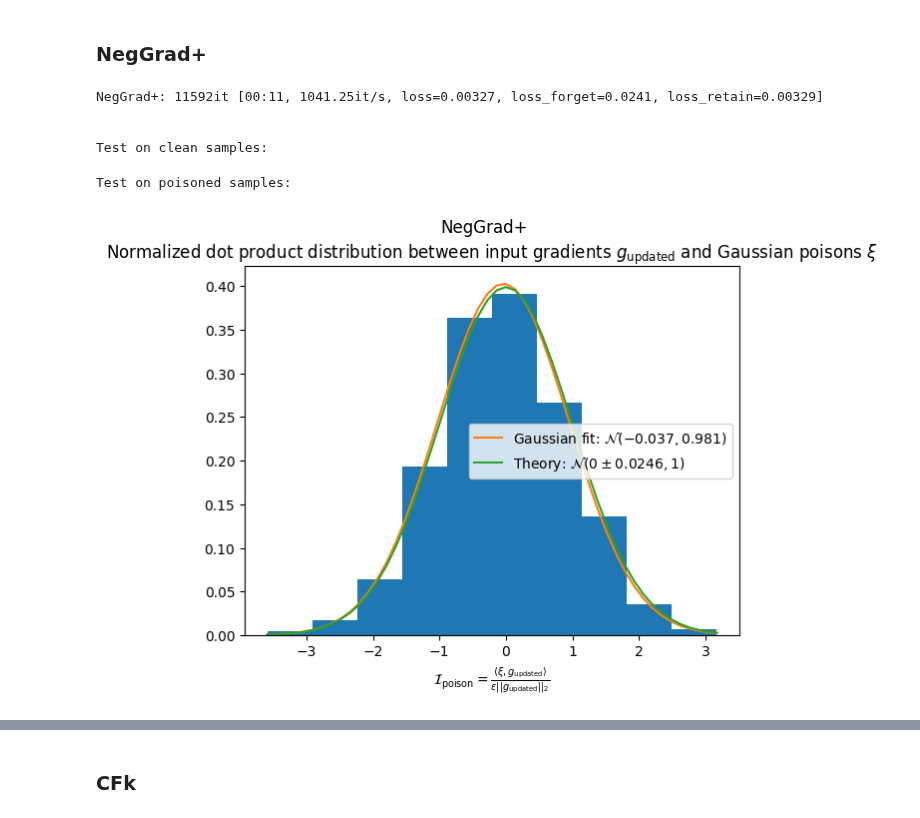
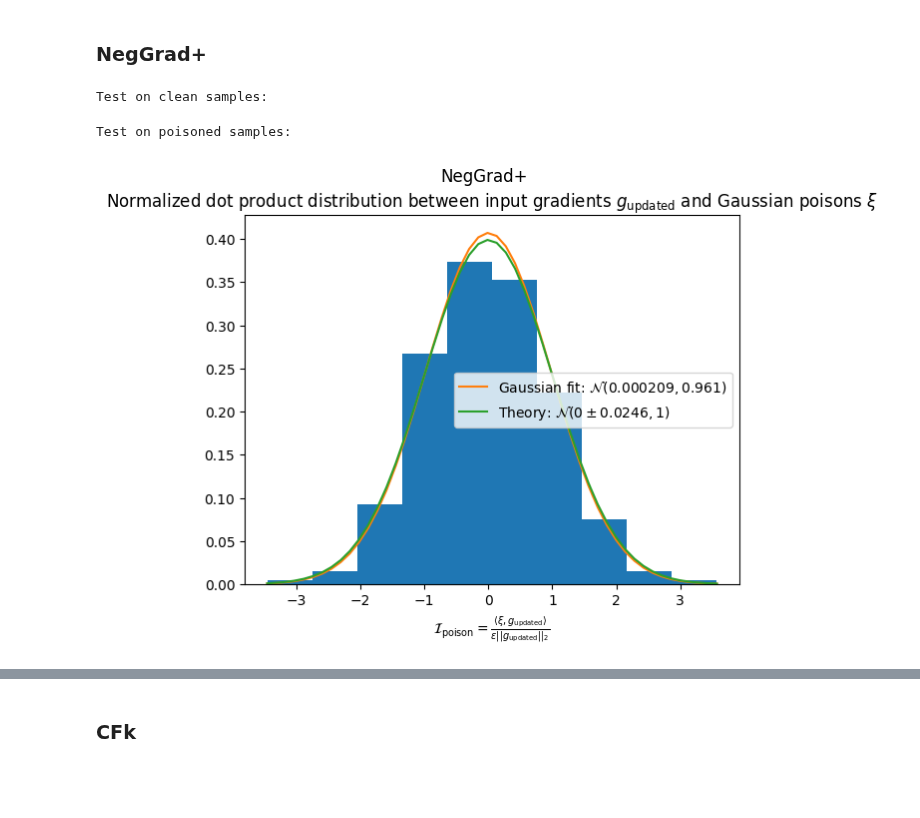
Before and after one commit to AI-Safety-X2023/playground, a Jupyter notebook: implementations/projects/poisoning/gaussian_poisoning.ipynb, the cells around one changed output, grey strips where cells are left out. Drawn from its saved outputs; the diff is of its cells as text; code cells hidden in the pictures; blank space fills up the shorter version.

```diff
--- a/implementations/projects/poisoning/gaussian_poisoning.ipynb
+++ b/implementations/projects/poisoning/gaussian_poisoning.ipynb
@@ -657,13 +658,10 @@ Gradient ascent completely fails to maintain a good overall performance. Seems l
 ### NegGrad+
 # %%
 unlearner = deepcopy(corrupted_model)
-opt_ngp = make_optimizer(unlearner, lr=0.3 * lr)
-neg_grad_plus(unlearner, clean_subset, poisoned_subset, loss_func, opt_ngp)
+opt_ngp = make_optimizer(unlearner, lr=lr)
+neg_grad_plus(unlearner, clean_loader, poisoned_loader, loss_func, opt_ngp, beta=0.995)
 display_post_unlearning_results(unlearner, algo_name='NegGrad+')
 # %% [output]
-NegGrad+: 11592it [00:11, 1041.25it/s, loss=0.00327, loss_forget=0.0241, loss_retain=0.00329]
-
-
 Test on clean samples:
 Test on poisoned samples:
-[figure, old version]
+[figure, new version]
```
Also changed, not shown: parts of 16 cells of this notebook, 1 other file.
